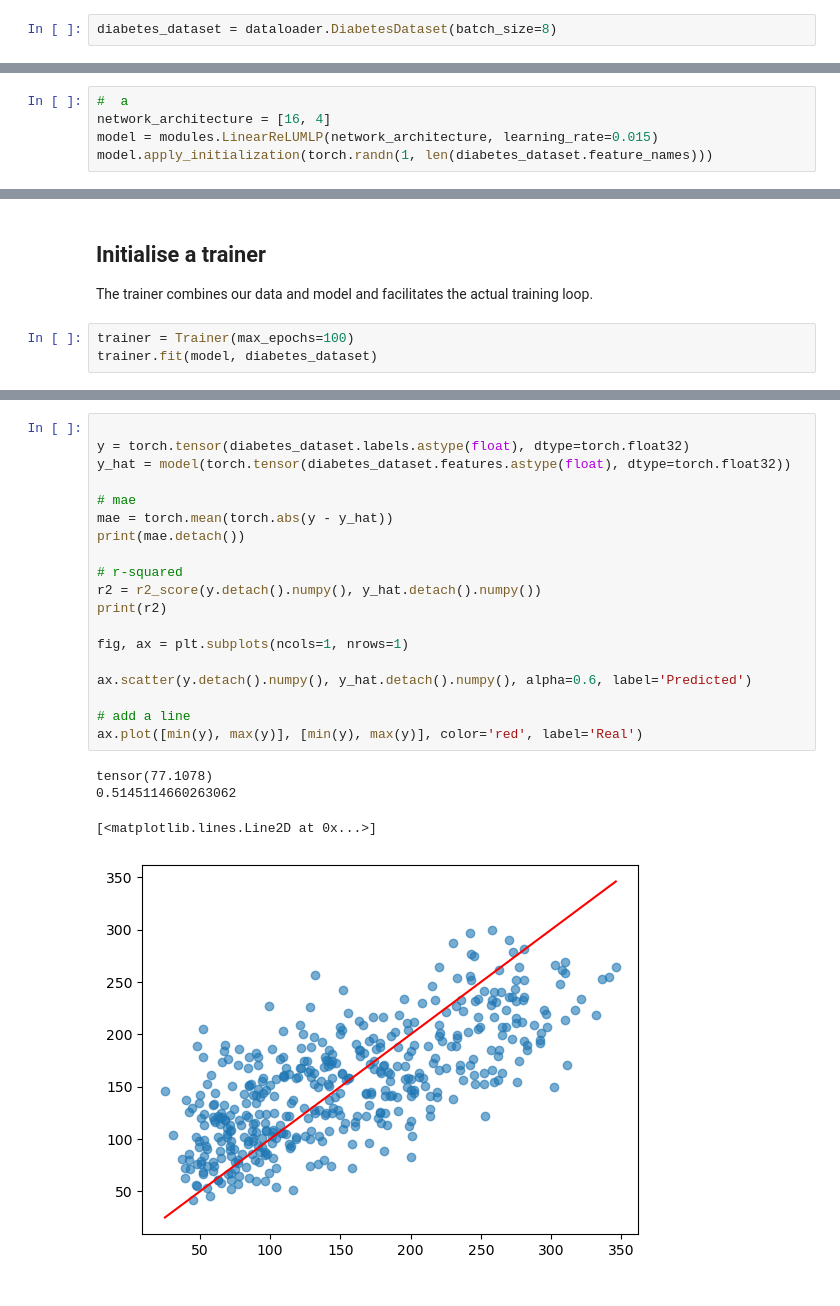
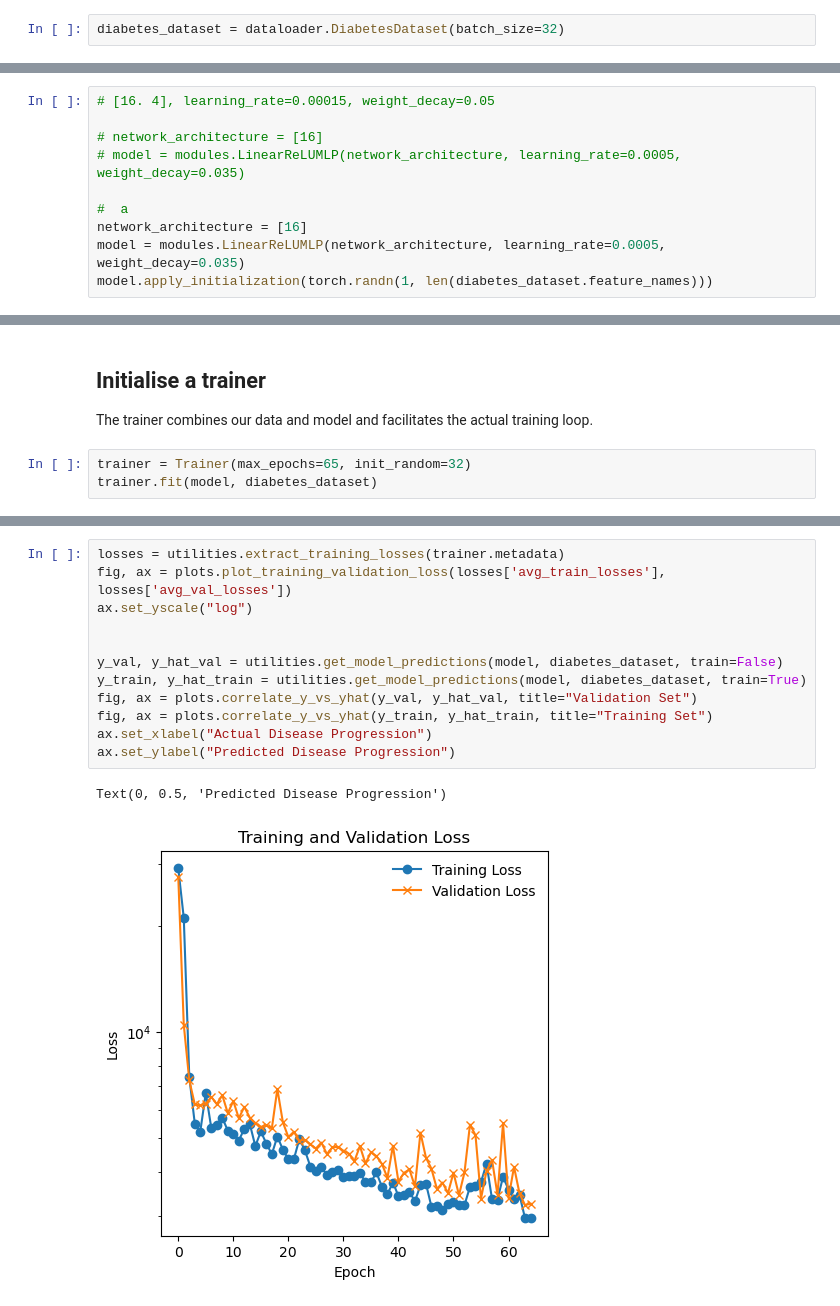
Before and after one commit to patrickwrowe/multilayer-perceptron-regression, a Jupyter notebook: diabetes_dataset/diabetes_dataset_nn_models.ipynb, the cells around one changed output, grey strips where cells are left out. Cells and saved outputs as stored; diff of their text form.

Commit message:
Is the diabetes dataset actually truly junk?

````diff
--- a/diabetes_dataset/diabetes_dataset_nn_models.ipynb
+++ b/diabetes_dataset/diabetes_dataset_nn_models.ipynb
@@ -20,4 +39,4 @@ from sklearn.metrics import r2_score
 
 See `dataloader.py` for implementation details.
 # %%
-diabetes_dataset = dataloader.DiabetesDataset(batch_size=8)
+diabetes_dataset = dataloader.DiabetesDataset(batch_size=32)
@@ -64,9 +69,14 @@ ModuleList(
 )
 ```
 # %%
+# [16. 4], learning_rate=0.00015, weight_decay=0.05
+
+# network_architecture = [16]
+# model = modules.LinearReLUMLP(network_architecture, learning_rate=0.0005, weight_decay=0.035)
+
 #  a
-network_architecture = [16, 4]
-model = modules.LinearReLUMLP(network_architecture, learning_rate=0.015)
+network_architecture = [16]
+model = modules.LinearReLUMLP(network_architecture, learning_rate=0.0005, weight_decay=0.035)
 model.apply_initialization(torch.randn(1, len(diabetes_dataset.feature_names)))
 # %%
 print(model.net)
@@ -83,7 +91,7 @@ Sequential(
 
 The trainer combines our data and model and facilitates the actual training loop.
 # %%
-trainer = Trainer(max_epochs=100)
+trainer = Trainer(max_epochs=65, init_random=32)
 trainer.fit(model, diabetes_dataset)
 # %% [output]
 Model running on cpu
@@ -106,24 +99,15 @@ Epoch 100/100, Validation Loss: 125.5234
-# %%
-
-y = torch.tensor(diabetes_dataset.labels.astype(float), dtype=torch.float32)
-y_hat = model(torch.tensor(diabetes_dataset.features.astype(float), dtype=torch.float32))
-
-# mae
-mae = torch.mean(torch.abs(y - y_hat))
-print(mae.detach())
-
-# r-squared
-r2 = r2_score(y.detach().numpy(), y_hat.detach().numpy())
-print(r2)
-
-fig, ax = plt.subplots(ncols=1, nrows=1)
-
-ax.scatter(y.detach().numpy(), y_hat.detach().numpy(), alpha=0.6, label='Predicted')
-
-# add a line
-ax.plot([min(y), max(y)], [min(y), max(y)], color='red', label='Real')
-# %% [output]
-tensor(77.1078)
-0.5145114660263062
-[<matplotlib.lines.Line2D at 0x...>]
-[figure, removed]
+# %%
+losses = utilities.extract_training_losses(trainer.metadata)
+fig, ax = plots.plot_training_validation_loss(losses['avg_train_losses'], losses['avg_val_losses'])
+ax.set_yscale("log")
+
+
+y_val, y_hat_val = utilities.get_model_predictions(model, diabetes_dataset, train=False)
+y_train, y_hat_train = utilities.get_model_predictions(model, diabetes_dataset, train=True)
+fig, ax = plots.correlate_y_vs_yhat(y_val, y_hat_val, title="Validation Set")
+fig, ax = plots.correlate_y_vs_yhat(y_train, y_hat_train, title="Training Set")
+ax.set_xlabel("Actual Disease Progression")
+ax.set_ylabel("Predicted Disease Progression")
+# %% [output]
+Text(0, 0.5, 'Predicted Disease Progression')
+[figure, added]
````
Also changed, not shown: parts of 9 cells of this notebook, 4 other files.
